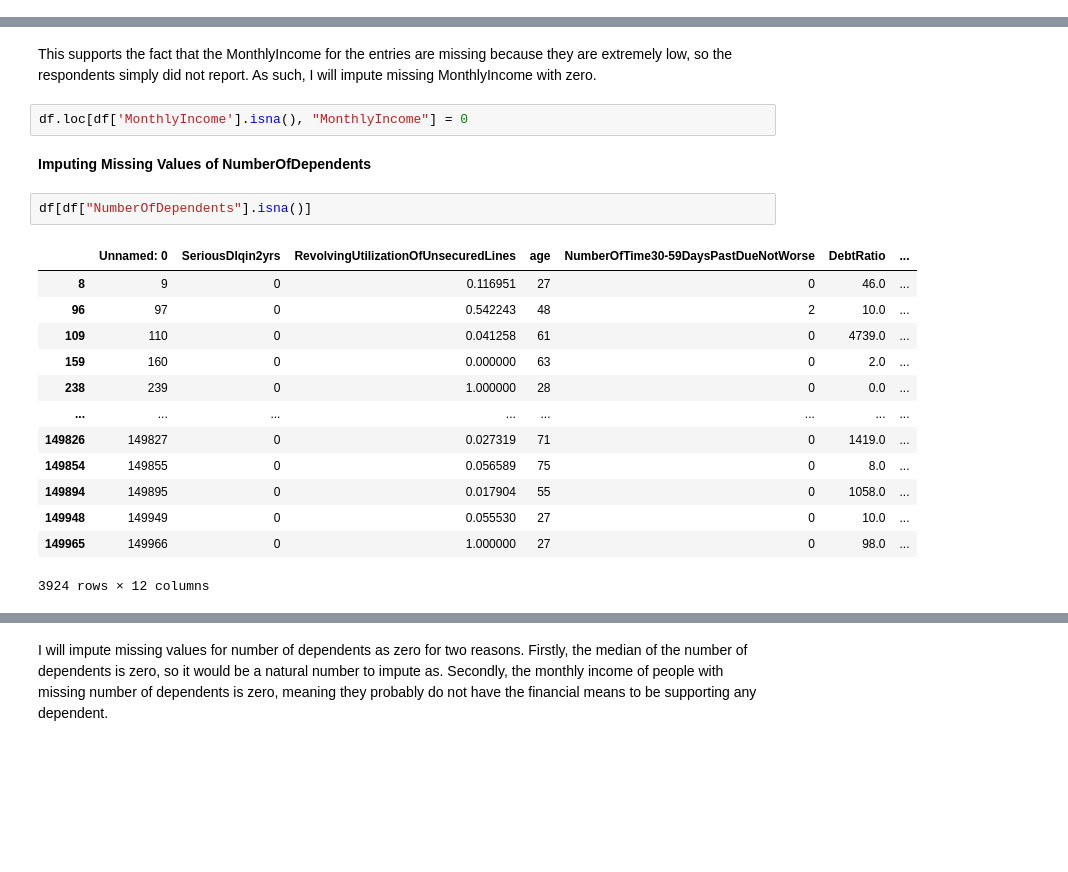
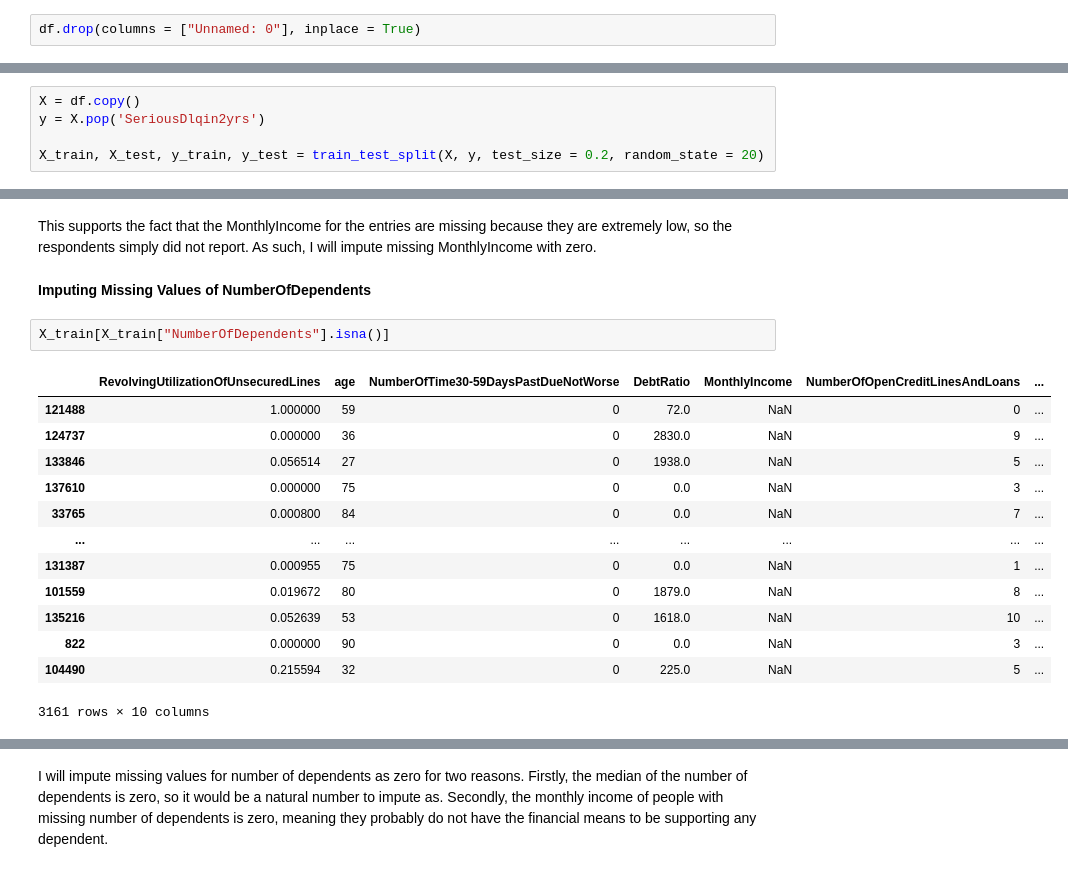
Before and after one commit to Daniel12581/Credit-Risk-Analysis, a Jupyter notebook: data_prep.ipynb, the cells around one changed output, grey strips where cells are left out. Drawn from its saved outputs; the diff is of its cells as text; blank space fills up the shorter version.

```diff
--- a/data_prep.ipynb
+++ b/data_prep.ipynb
@@ -22,0 +27,2 @@ df.head(10)
+# %%
+df.drop(columns = ["Unnamed: 0"], inplace = True)
@@ -23 +37,6 @@ df.head(10)
+# %%
+X = df.copy()
+y = X.pop('SeriousDlqin2yrs')
+
+X_train, X_test, y_train, y_test = train_test_split(X, y, test_size = 0.2, random_state = 20)
 # %%
@@ -127,23 +138,21 @@ Median DebtRatio of entries with non-zero MonthlyIncome: 0.292453636
 # %% [markdown]
 This supports the fact that the MonthlyIncome for the entries are missing because they are extremely low, so the respondents simply did not report. As such, I will impute missing MonthlyIncome with zero.
-# %%
-df.loc[df['MonthlyIncome'].isna(), "MonthlyIncome"] = 0
 # %% [markdown]
 **Imputing Missing Values of NumberOfDependents**
 # %%
-df[df["NumberOfDependents"].isna()]
+X_train[X_train["NumberOfDependents"].isna()]
 # %% [output]
-|  | Unnamed: 0 | SeriousDlqin2yrs | RevolvingUtilizationOfUnsecuredLines | age | NumberOfTime30-59DaysPastDueNotWorse | DebtRatio | ... |
-| 8 | 9 | 0 | 0.116951 | 27 | 0 | 46.0 | ... |
-| 96 | 97 | 0 | 0.542243 | 48 | 2 | 10.0 | ... |
-| 109 | 110 | 0 | 0.041258 | 61 | 0 | 4739.0 | ... |
-| 159 | 160 | 0 | 0.000000 | 63 | 0 | 2.0 | ... |
-| 238 | 239 | 0 | 1.000000 | 28 | 0 | 0.0 | ... |
+|  | RevolvingUtilizationOfUnsecuredLines | age | NumberOfTime30-59DaysPastDueNotWorse | DebtRatio | MonthlyIncome | NumberOfOpenCreditLinesAndLoans | ... |
+| 121488 | 1.000000 | 59 | 0 | 72.0 | NaN | 0 | ... |
+| 124737 | 0.000000 | 36 | 0 | 2830.0 | NaN | 9 | ... |
+| 133846 | 0.056514 | 27 | 0 | 1938.0 | NaN | 5 | ... |
+| 137610 | 0.000000 | 75 | 0 | 0.0 | NaN | 3 | ... |
+| 33765 | 0.000800 | 84 | 0 | 0.0 | NaN | 7 | ... |
 | ... | ... | ... | ... | ... | ... | ... | ... |
-| 149826 | 149827 | 0 | 0.027319 | 71 | 0 | 1419.0 | ... |
-| 149854 | 149855 | 0 | 0.056589 | 75 | 0 | 8.0 | ... |
-| 149894 | 149895 | 0 | 0.017904 | 55 | 0 | 1058.0 | ... |
-| 149948 | 149949 | 0 | 0.055530 | 27 | 0 | 10.0 | ... |
-| 149965 | 149966 | 0 | 1.000000 | 27 | 0 | 98.0 | ... |
+| 131387 | 0.000955 | 75 | 0 | 0.0 | NaN | 1 | ... |
+| 101559 | 0.019672 | 80 | 0 | 1879.0 | NaN | 8 | ... |
+| 135216 | 0.052639 | 53 | 0 | 1618.0 | NaN | 10 | ... |
+| 822 | 0.000000 | 90 | 0 | 0.0 | NaN | 3 | ... |
+| 104490 | 0.215594 | 32 | 0 | 225.0 | NaN | 5 | ... |
-3924 rows × 12 columns
+3161 rows × 10 columns
 # %%
```
Also changed, not shown: parts of 25 cells of this notebook.
